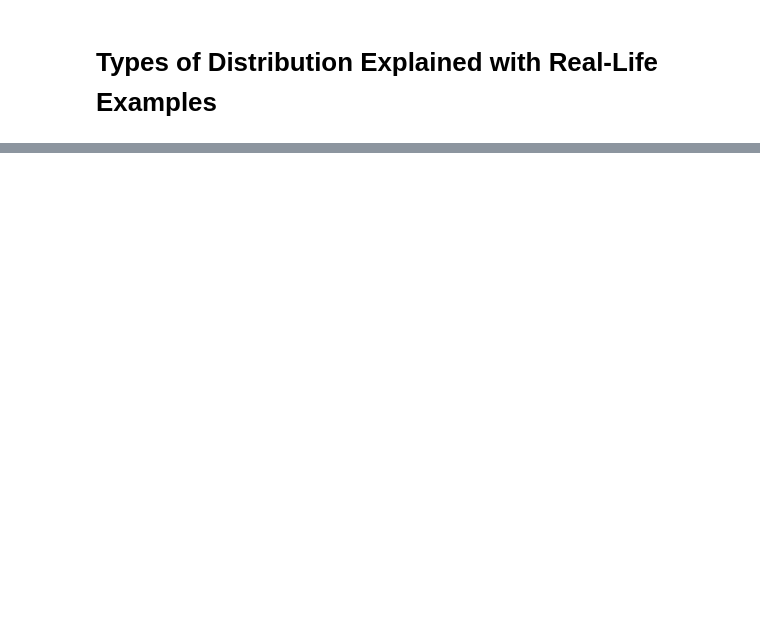
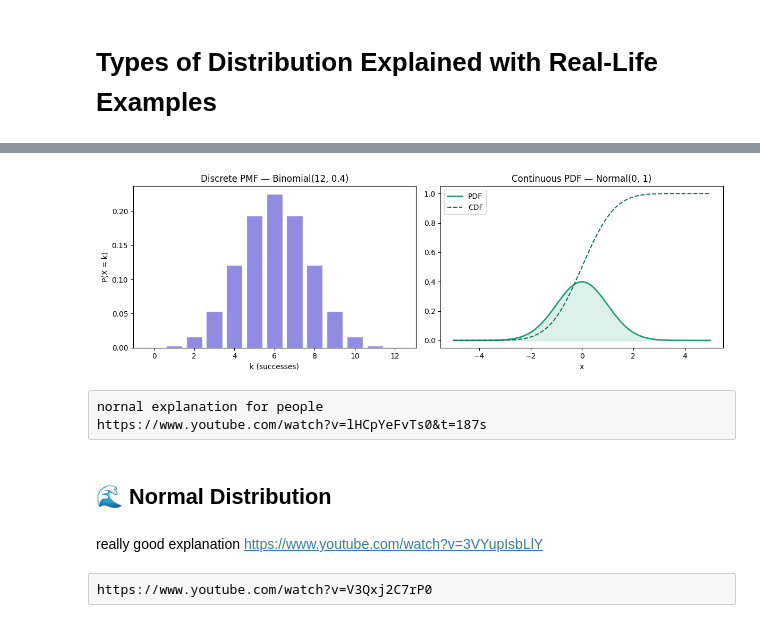
Before and after one commit to maxegorovpt/da_portfolio, a Jupyter notebook: 02_substack_posts/003_types_of_distributions_wip.ipynb, the cells around one changed output, grey strips where cells are left out. Cells and saved outputs as stored; diff of their text form; code cells hidden in the pictures; blank space fills up the shorter version.

```diff
--- a/02_substack_posts/003_types_of_distributions_wip.ipynb
+++ b/02_substack_posts/003_types_of_distributions_wip.ipynb
@@ -5,0 +61,41 @@ To demonstrate types of distributions that are widely used in statistics with re
+# %%
+import numpy as np
+import matplotlib.pyplot as plt
+from scipy import stats
+
+# ── Discrete: Binomial distribution ───────────────────────────
+n, p = 12, 0.5
+k    = np.arange(0, n + 1)
+pmf  = stats.binom.pmf(k, n, p)
+
+fig, (ax1, ax2) = plt.subplots(1, 2, figsize=(12, 4))
+
+ax1.bar(k, pmf, color='#7F77DD', alpha=0.85, edgecolor='white')
+ax1.set_title('Discrete PMF — Binomial(12, 0.4)')
+ax1.set_xlabel('k (successes)')
+ax1.set_ylabel('P(X = k)')
+
+# ── Continuous: Normal distribution ───────────────────────────
+x    = np.linspace(-5, 5, 300)
+pdf  = stats.norm.pdf(x, loc=0, scale=1)
+cdf  = stats.norm.cdf(x, loc=0, scale=1)
+
+ax2.plot(x, pdf, color='#1D9E75', linewidth=2, label='PDF')
+ax2.fill_between(x, pdf, alpha=0.15, color='#1D9E75')
+ax2.plot(x, cdf, color='#0F6E56', linewidth=1.5, linestyle='--', label='CDF')
+ax2.set_title('Continuous PDF — Normal(0, 1)')
+ax2.set_xlabel('x')
+ax2.legend()
+
+plt.tight_layout()
+plt.show()
+# %% [output]
+[figure, added]
+# %% [raw]
+nornal explanation for people
+https://www.youtube.com/watch?v=lHCpYeFvTs0&t=187s
+# %% [markdown]
+## 🌊 Normal Distribution
+# %% [markdown]
+really good explanation
+https://www.youtube.com/watch?v=3VYupIsbLlY
@@ -5,0 +109,2 @@ To demonstrate types of distributions that are widely used in statistics with re
+# %% [raw]
+https://www.youtube.com/watch?v=V3Qxj2C7rP0
```
Also changed, not shown: parts of 5 cells of this notebook.
